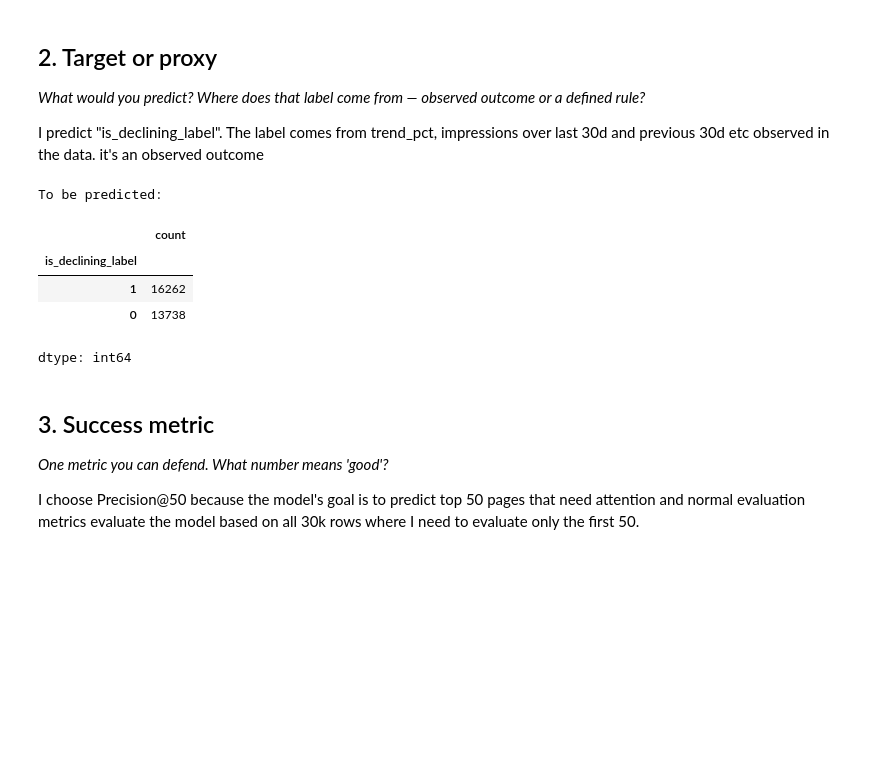
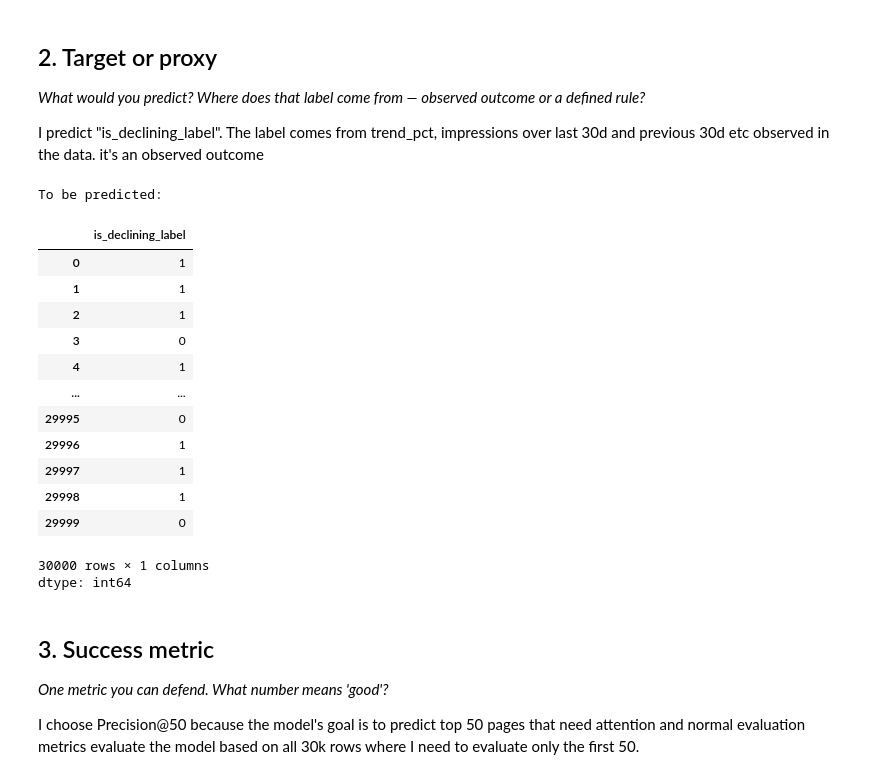
Before and after one commit to RustyLegend/ML-Internship-Starter, a Jupyter notebook: work/notebooks/w02_ml_task_framing.ipynb, the cells around one changed output. Saved outputs shown, nothing was run; the diff lists cells and outputs as text; code cells hidden in the pictures; blank space fills up the shorter version.

```diff
--- a/work/notebooks/w02_ml_task_framing.ipynb
+++ b/work/notebooks/w02_ml_task_framing.ipynb
@@ -37,15 +53,24 @@ I predict "is_declining_label". The label comes from trend_pct, impressions over
 # %%
 # This cell is for CODE (numbers, a query, a check).
 # Write your text answer in the cell ABOVE this one — typing sentences here breaks Run All.
 df['is_declining_label'] = (df['trend_direction'] == 'down').astype(int)
 print('To be predicted: \n')
-df['is_declining_label'].value_counts()
+df['is_declining_label']
 # %% [output]
 To be predicted:
-|  | count |
-| is_declining_label |  |
-| 1 | 16262 |
-| 0 | 13738 |
+|  | is_declining_label |
+| 0 | 1 |
+| 1 | 1 |
+| 2 | 1 |
+| 3 | 0 |
+| 4 | 1 |
+| ... | ... |
+| 29995 | 0 |
+| 29996 | 1 |
+| 29997 | 1 |
+| 29998 | 1 |
+| 29999 | 0 |
+30000 rows × 1 columns
 dtype: int64
 # %% [markdown]
 ## 3. Success metric
```
Also changed, not shown: parts of 3 cells of this notebook.
